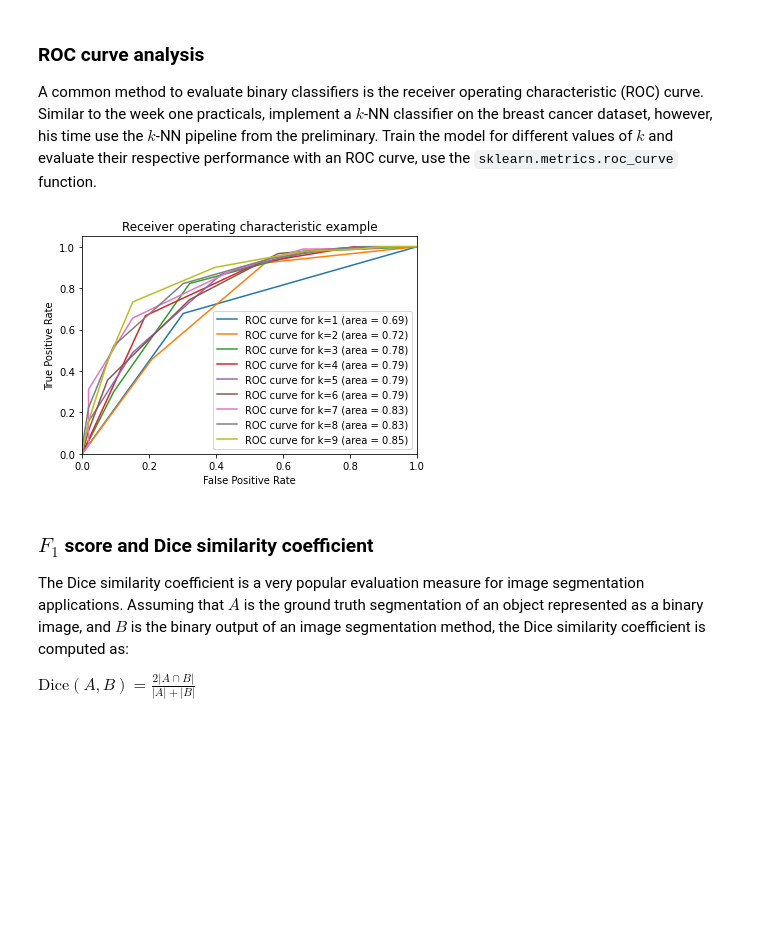
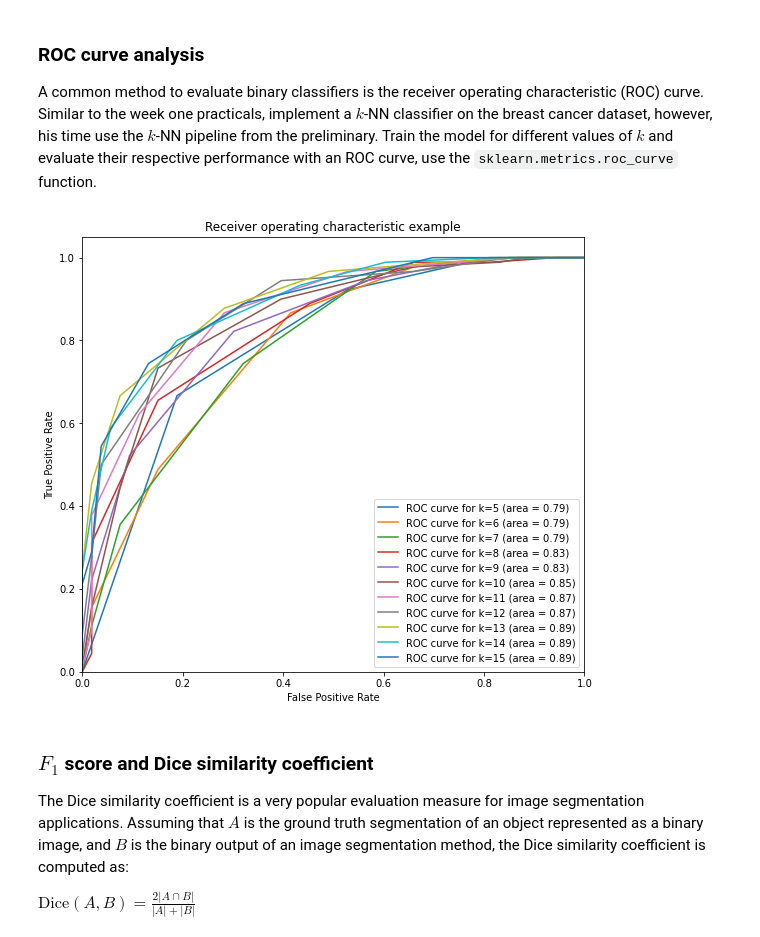
Before and after one commit to langestefan/8dm50-machine-learning, a Jupyter notebook: practicals/week_2.ipynb, the cells around one changed output. Cells and saved outputs as stored; diff of their text form; code cells hidden in the pictures; blank space fills up the shorter version.

```diff
--- a/practicals/week_2.ipynb
+++ b/practicals/week_2.ipynb
@@ -305,44 +305,44 @@ X_train, X_test, y_train, y_test = train_test_split(X, y, stratify=y, random_sta
 
 
 #define the maximum number of k-nearest neighbors
-max_k = 10
+max_k = 15
 
 #create dictionaries for false positve rate, true positive rate, and auc roc score
 fpr = dict()
 tpr = dict()
 AUC_ROC_scores = dict()
 
 #training and retreiving ROC values for different values of K
 for k in np.arange(1, max_k):
     knn = neighbors.KNeighborsClassifier(n_neighbors=k)
     scaler = StandardScaler()
     model = Pipeline([
                  ("scaler", scaler),
                  ("knn", knn)
                 ])
     model.fit(X_train, y_train)
     y_score = model.predict_proba(X_test)
     fpr[k], tpr[k], _ = roc_curve(y_test, y_score[:,1])
     AUC_ROC_scores[k] = auc(fpr[k],tpr[k])
 
 
 #plot all the ROC curvers into one
-plt.figure()
-for i in np.arange(1 ,max_k):
+plt.figure(figsize= (9,8))
+for i in np.arange(4 ,max_k):
     plt.plot(
         fpr[i],
         tpr[i],
-    label=f"ROC curve for k={i} (area = %0.2f)" % AUC_ROC_scores[i],
+    label=f"ROC curve for k={i+1} (area = %0.2f)" % AUC_ROC_scores[i],
 )
 plt.xlim([0.0, 1.0])
 plt.ylim([0.0, 1.05])
 plt.xlabel("False Positive Rate")
 plt.ylabel("True Positive Rate")
 plt.title("Receiver operating characteristic example")
 plt.legend(loc="lower right")
 plt.show()
 # %% [output]
-[figure, old version]
+[figure, new version]
 # %% [markdown]
 ### $F_1$ score and Dice similarity coefficient
 
```
